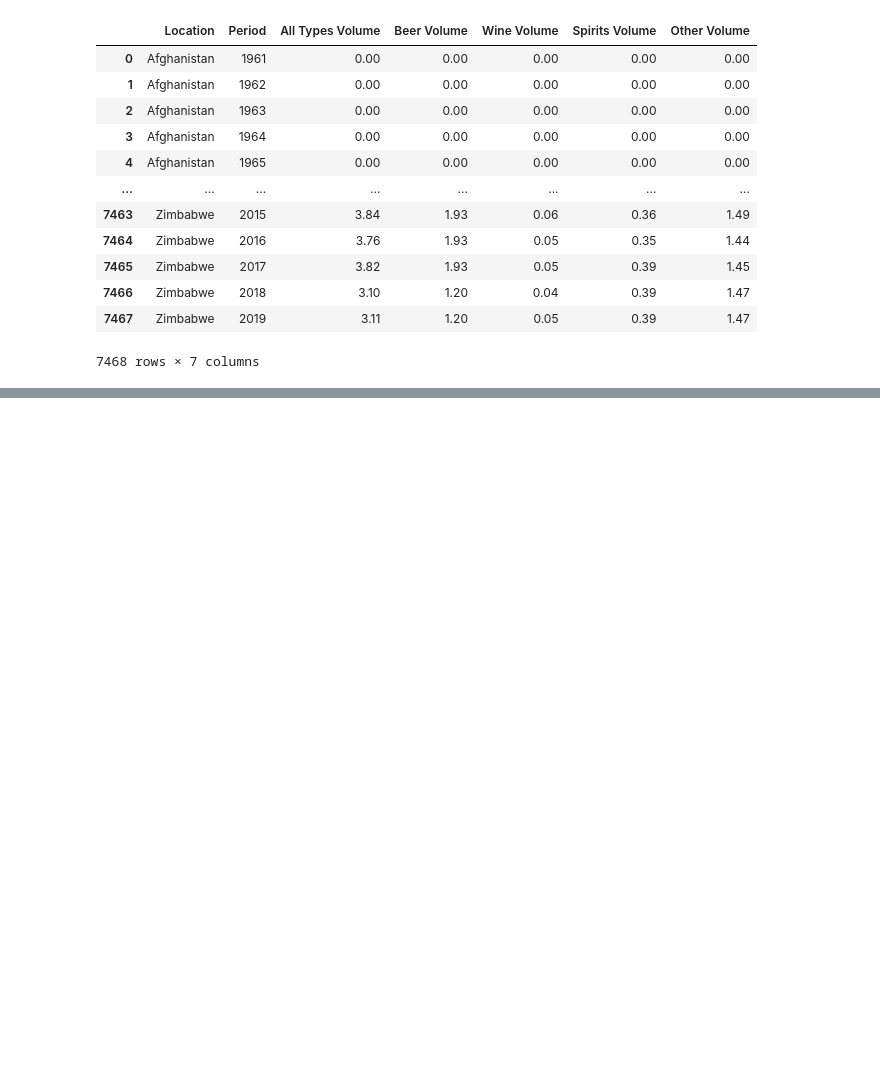
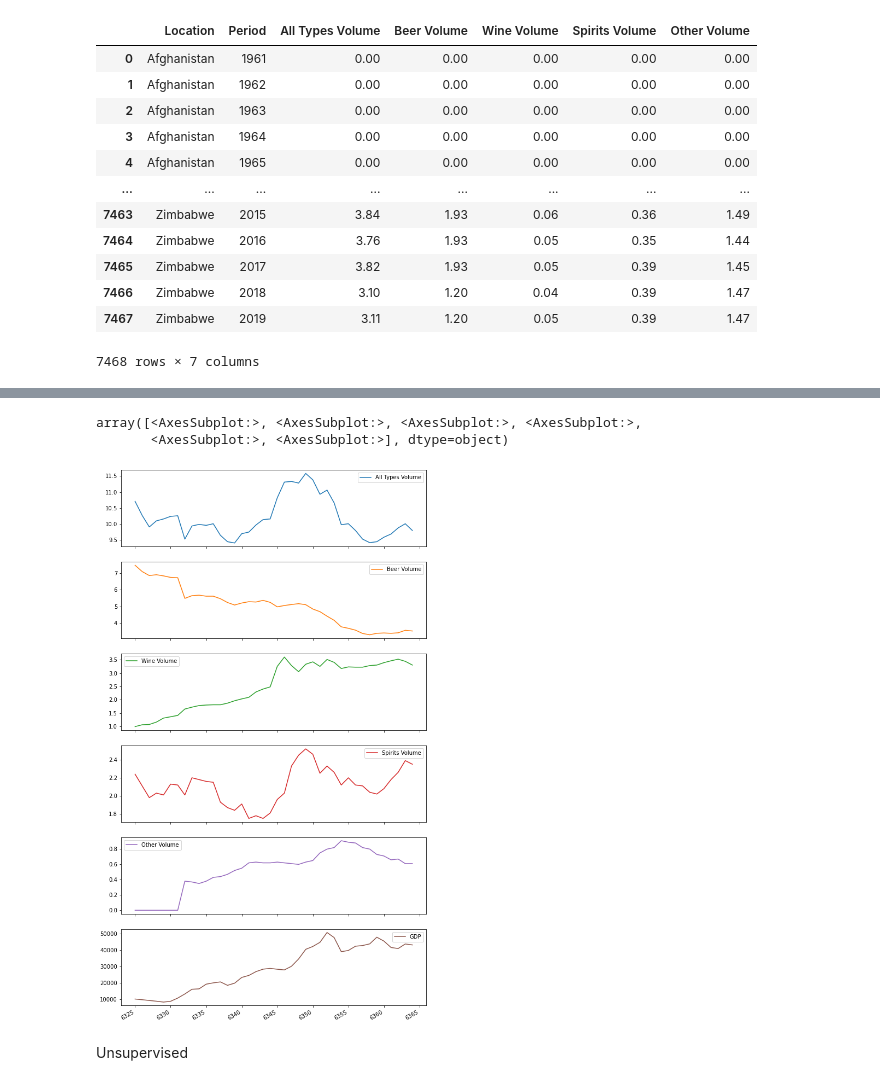
Before and after one commit to stuartbrown4/Big-Data-Assignment, a Jupyter notebook: Data-Handling-01.ipynb, the cells around one changed output, grey strips where cells are left out. Saved outputs shown, nothing was run; the diff lists cells and outputs as text; code cells hidden in the pictures; blank space fills up the shorter version.

```diff
--- a/Data-Handling-01.ipynb
+++ b/Data-Handling-01.ipynb
@@ -319,0 +318,8 @@ final_merge
+# %%
+final_merge[final_merge['Location'] == 'United Kingdom of Great Britain and Northern Ireland'].drop(['Period'], axis=1).plot(kind='line', figsize=(10,20), subplots=True)
+# %% [output]
+array([<AxesSubplot:>, <AxesSubplot:>, <AxesSubplot:>, <AxesSubplot:>,
+       <AxesSubplot:>, <AxesSubplot:>], dtype=object)
+[figure, added]
+# %% [markdown]
+Unsupervised
```
Also changed, not shown: parts of 24 cells of this notebook.
